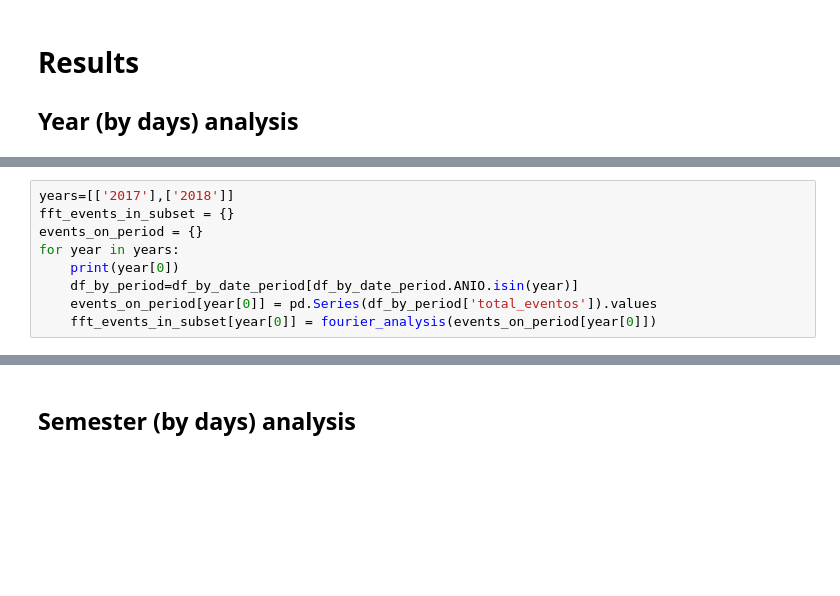
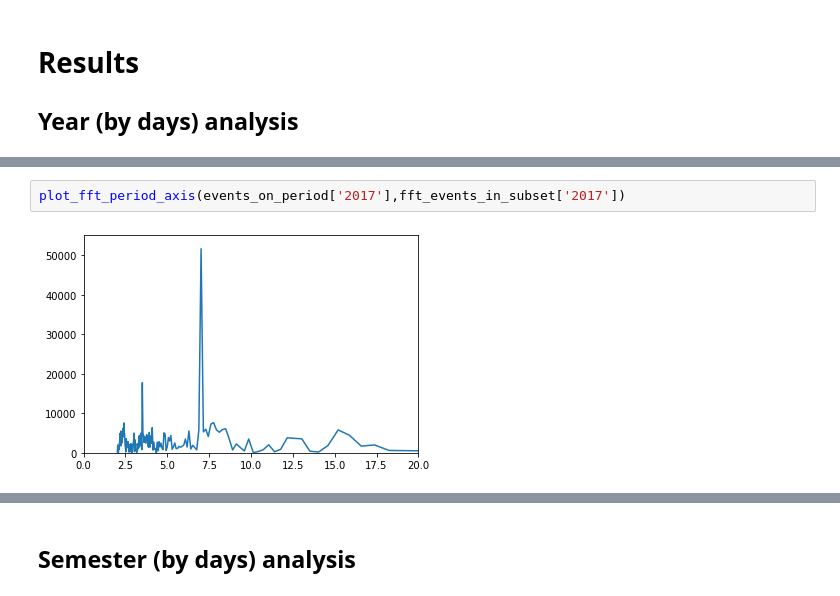
Before and after one commit to jrudascas/security_project, a Jupyter notebook: periodicity_experiments/experiment_02_periodicity_reproducible?.ipynb, the cells around one changed output, grey strips where cells are left out. Drawn from its saved outputs; the diff is of its cells as text; blank space fills up the shorter version.

```diff
--- a/periodicity_experiments/experiment_02_periodicity_reproducible?.ipynb
+++ b/periodicity_experiments/experiment_02_periodicity_reproducible?.ipynb
@@ -184,9 +138,0 @@ def build_trimester_list(year,trimester=1):
-# %%
-years=[['2017'],['2018']]
-fft_events_in_subset = {}
-events_on_period = {}
-for year in years:
-    print(year[0])
-    df_by_period=df_by_date_period[df_by_date_period.ANIO.isin(year)]
-    events_on_period[year[0]] = pd.Series(df_by_period['total_eventos']).values
-    fft_events_in_subset[year[0]] = fourier_analysis(events_on_period[year[0]])
@@ -206,0 +150,4 @@ plt.plot(events_on_period['2018'])
+# %%
+plot_fft_period_axis(events_on_period['2017'],fft_events_in_subset['2017'])
+# %% [output]
+[figure, added]
```
Also changed, not shown: parts of 69 cells of this notebook.
